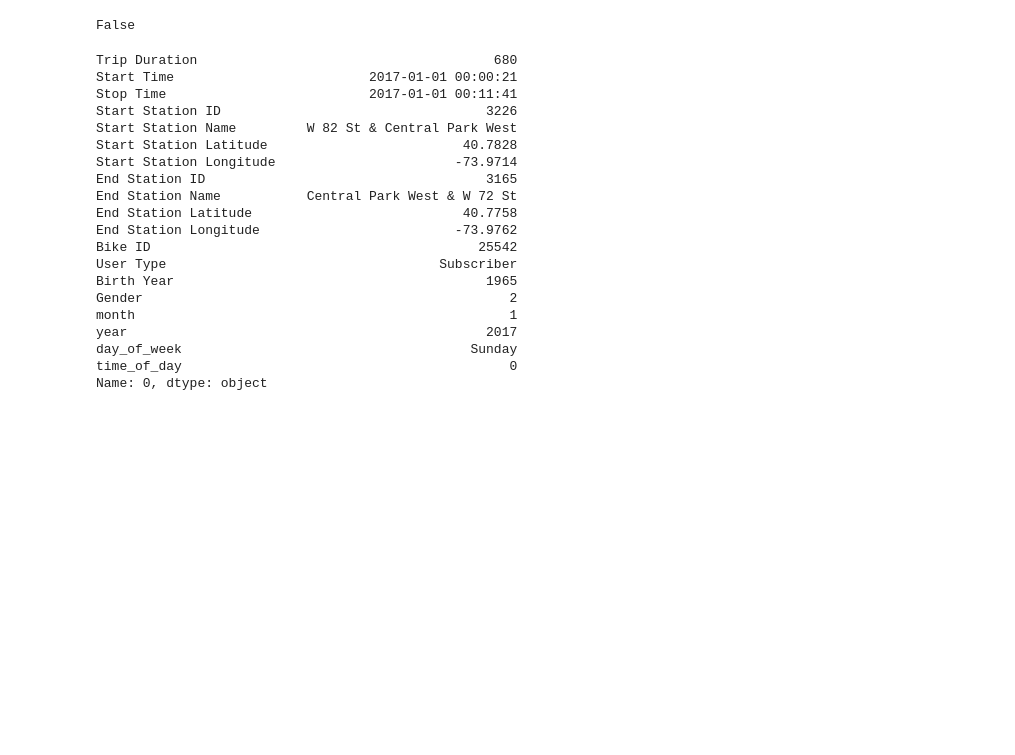
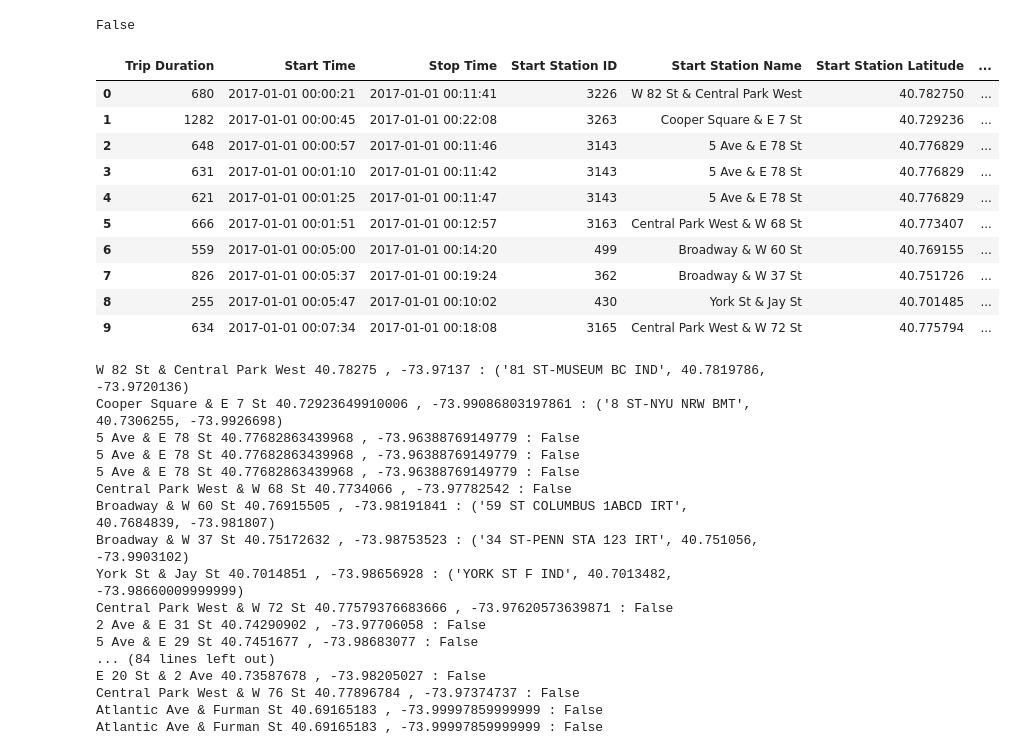
Before and after one commit to inistar/mta-bike-ds, a Jupyter notebook: mta_taxi_EDA.ipynb, the cells around one changed output. Cells and saved outputs as stored; diff of their text form; code cells hidden in the pictures; blank space fills up the shorter version.

```diff
--- a/mta_taxi_EDA.ipynb
+++ b/mta_taxi_EDA.ipynb
@@ -248,32 +253,42 @@ biketomtazone(40.782750, -73.971370)
 biketomtazone(40.776829, -73.963888)
 # %% [output]
 False
+# %%
+mini_bike.head(10)
+# %% [output]
+|  | Trip Duration | Start Time | Stop Time | Start Station ID | Start Station Name | Start Station Latitude | ... |
+| 0 | 680 | 2017-01-01 00:00:21 | 2017-01-01 00:11:41 | 3226 | W 82 St & Central Park West | 40.782750 | ... |
+| 1 | 1282 | 2017-01-01 00:00:45 | 2017-01-01 00:22:08 | 3263 | Cooper Square & E 7 St | 40.729236 | ... |
+| 2 | 648 | 2017-01-01 00:00:57 | 2017-01-01 00:11:46 | 3143 | 5 Ave & E 78 St | 40.776829 | ... |
+| 3 | 631 | 2017-01-01 00:01:10 | 2017-01-01 00:11:42 | 3143 | 5 Ave & E 78 St | 40.776829 | ... |
+| 4 | 621 | 2017-01-01 00:01:25 | 2017-01-01 00:11:47 | 3143 | 5 Ave & E 78 St | 40.776829 | ... |
+| 5 | 666 | 2017-01-01 00:01:51 | 2017-01-01 00:12:57 | 3163 | Central Park West & W 68 St | 40.773407 | ... |
+| 6 | 559 | 2017-01-01 00:05:00 | 2017-01-01 00:14:20 | 499 | Broadway & W 60 St | 40.769155 | ... |
+| 7 | 826 | 2017-01-01 00:05:37 | 2017-01-01 00:19:24 | 362 | Broadway & W 37 St | 40.751726 | ... |
+| 8 | 255 | 2017-01-01 00:05:47 | 2017-01-01 00:10:02 | 430 | York St & Jay St | 40.701485 | ... |
+| 9 | 634 | 2017-01-01 00:07:34 | 2017-01-01 00:18:08 | 3165 | Central Park West & W 72 St | 40.775794 | ... |
 # %%
 for index, ride in mini_bike.iterrows():
 #     print(ride['Start Station Latitude'])
-    print(ride)
-    break
+    print(ride['Start Station Name'], ride['Start Station Latitude'],",", ride['Start Station Longitude'],":", biketomtazone(ride['Start Station Latitude'],ride['Start Station Longitude']))
 # %% [output]
-Trip Duration                                      680
-Start Time                         2017-01-01 00:00:21
-Stop Time                          2017-01-01 00:11:41
-Start Station ID                                  3226
-Start Station Name         W 82 St & Central Park West
-Start Station Latitude                         40.7828
-Start Station Longitude                       -73.9714
-End Station ID                                    3165
-End Station Name           Central Park West & W 72 St
-End Station Latitude                           40.7758
-End Station Longitude                         -73.9762
-Bike ID                                          25542
-User Type                                   Subscriber
-Birth Year                                        1965
-Gender                                               2
-month                                                1
-year                                              2017
-day_of_week                                     Sunday
-time_of_day                                          0
-Name: 0, dtype: object
+W 82 St & Central Park West 40.78275 , -73.97137 : ('81 ST-MUSEUM BC IND', 40.7819786, -73.9720136)
+Cooper Square & E 7 St 40.72923649910006 , -73.99086803197861 : ('8 ST-NYU NRW BMT', 40.7306255, -73.9926698)
+5 Ave & E 78 St 40.77682863439968 , -73.96388769149779 : False
+5 Ave & E 78 St 40.77682863439968 , -73.96388769149779 : False
+5 Ave & E 78 St 40.77682863439968 , -73.96388769149779 : False
+Central Park West & W 68 St 40.7734066 , -73.97782542 : False
+Broadway & W 60 St 40.76915505 , -73.98191841 : ('59 ST COLUMBUS 1ABCD IRT', 40.7684839, -73.981807)
+Broadway & W 37 St 40.75172632 , -73.98753523 : ('34 ST-PENN STA 123 IRT', 40.751056, -73.9903102)
+York St & Jay St 40.7014851 , -73.98656928 : ('YORK ST F IND', 40.7013482, -73.98660009999999)
+Central Park West & W 72 St 40.77579376683666 , -73.97620573639871 : False
+2 Ave & E 31 St 40.74290902 , -73.97706058 : False
+5 Ave & E 29 St 40.7451677 , -73.98683077 : False
+... (84 lines left out)
+E 20 St & 2 Ave 40.73587678 , -73.98205027 : False
+Central Park West & W 76 St 40.77896784 , -73.97374737 : False
+Atlantic Ave & Furman St 40.69165183 , -73.99997859999999 : False
+Atlantic Ave & Furman St 40.69165183 , -73.99997859999999 : False
 # %%
 for index, loc in mta_loc.iterrows():
     try:
```
Also changed, not shown: parts of 3 cells of this notebook.
